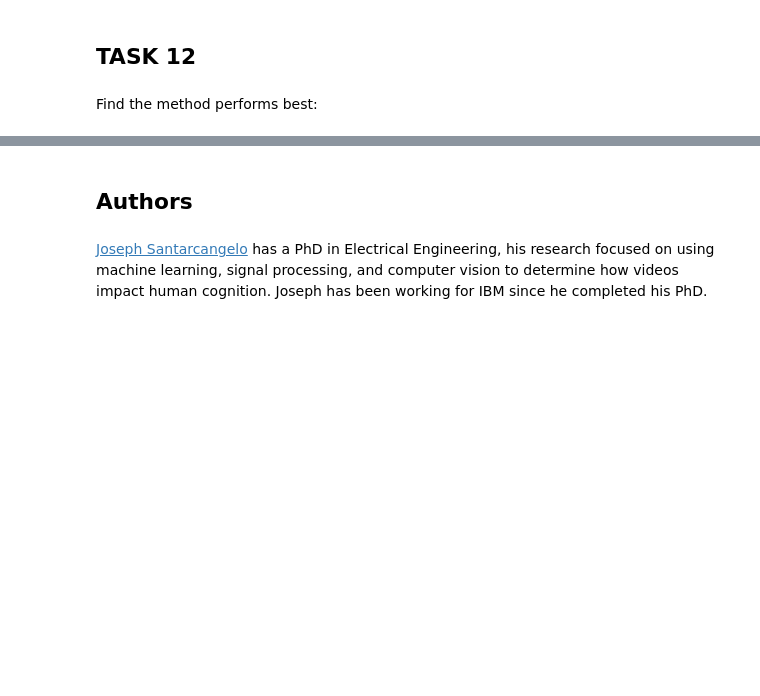
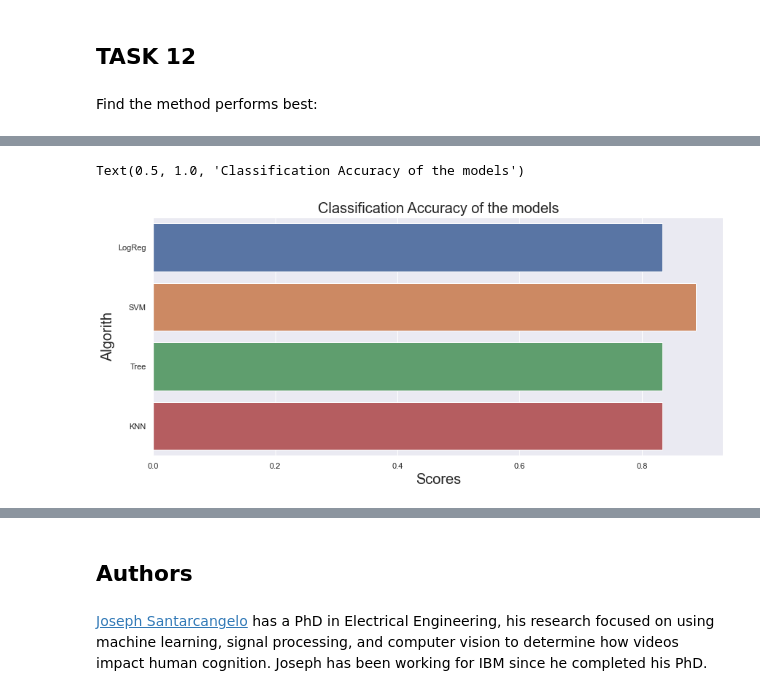
Before and after one commit to luisgn98/Applied-Data-Science-Capstone, a Jupyter notebook: SpaceX_Machine Learning Prediction_Part_5 (1).ipynb, the cells around one changed output, grey strips where cells are left out. Cells and saved outputs as stored; diff of their text form; code cells hidden in the pictures; blank space fills up the shorter version.

```diff
--- a/SpaceX_Machine Learning Prediction_Part_5 (1).ipynb
+++ b/SpaceX_Machine Learning Prediction_Part_5 (1).ipynb
@@ -237,7 +238,8 @@ accuracy : 0.8482142857142856
 # %% [markdown]
 Calculate the accuracy on the test data using the method <code>score</code>:
 # %%
-svm_cv.score(X_test, Y_test)
+svm_sc = svm_cv.score(X_test, Y_test)
+svm_sc
 # %% [output]
 0.8333333333333334
 # %% [markdown]
@@ -282,5 +284,6 @@ accuracy : 0.8875
 # %% [markdown]
 Calculate the accuracy of tree_cv on the test data using the method <code>score</code>:
 # %%
-tree_cv.score(X_test, Y_test)
+tree_sc = tree_cv.score(X_test, Y_test)
+tree_sc
 # %% [output]
@@ -321,7 +324,8 @@ accuracy : 0.8482142857142858
 # %% [markdown]
 Calculate the accuracy of tree_cv on the test data using the method <code>score</code>:
 # %%
-knn_cv.score(X_test, Y_test)
+knn_sc = knn_cv.score(X_test, Y_test)
+knn_sc
 # %% [output]
 0.8333333333333334
 # %% [markdown]
@@ -339,0 +351,5 @@ Find the method performs best:
+# %%
+algorith = ['LogReg', 'SVM', 'Tree', 'KNN']
+scores = [logreg_sc, tree_sc, svm_sc, knn_sc]
+scores_df = pd.DataFrame({'Algorithm':algorith, 'Scores': scores})
+scores_df
@@ -339,0 +362,10 @@ Find the method performs best:
+# %%
+sns.set_theme(style = 'darkgrid')
+plt.figure(figsize = (14,6))
+sns.barplot(x = 'Scores', y ='Algorithm', data = scores_df)
+plt.xlabel('Scores', fontsize = 20)
+plt.ylabel('Algorith', fontsize = 20)
+plt.title('Classification Accuracy of the models', fontsize = 20)
+# %% [output]
+Text(0.5, 1.0, 'Classification Accuracy of the models')
+[figure, added]
```
Also changed, not shown: parts of 8 cells of this notebook, 1 other file.
